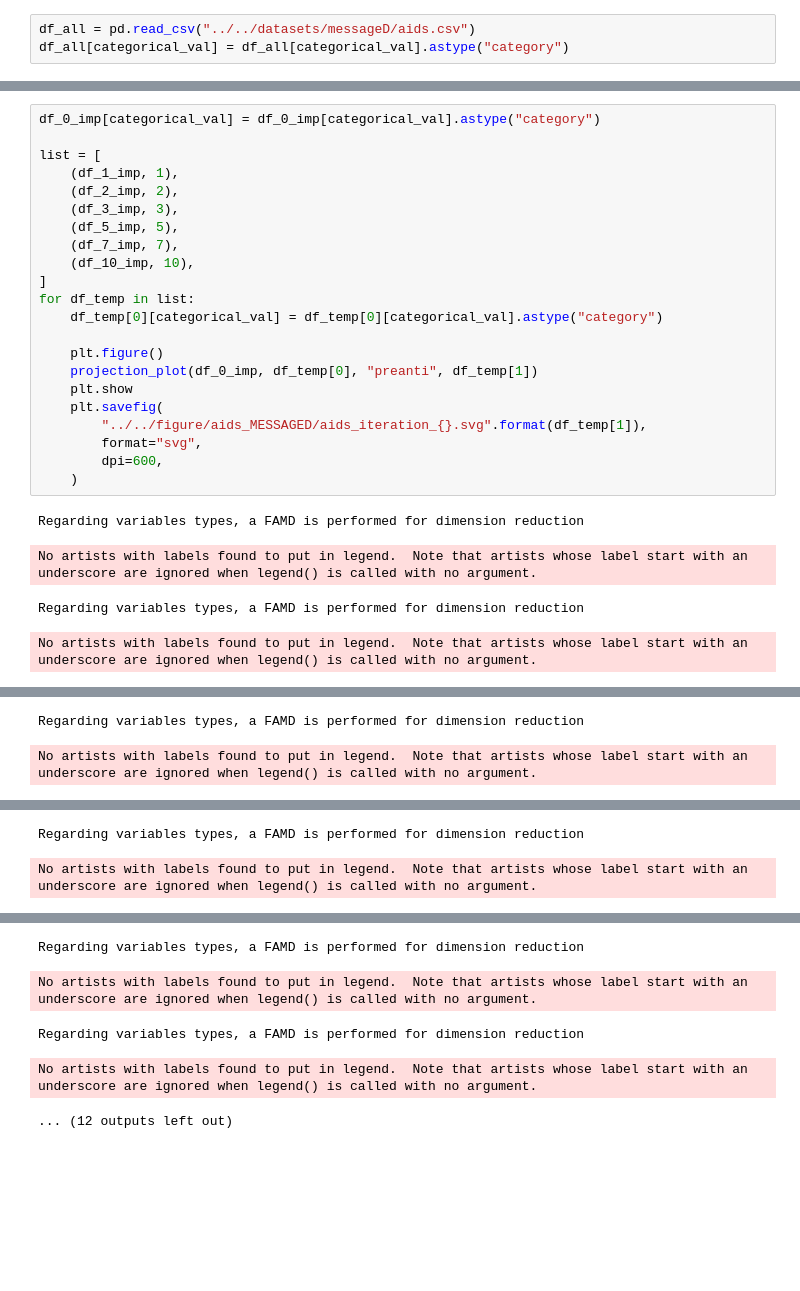
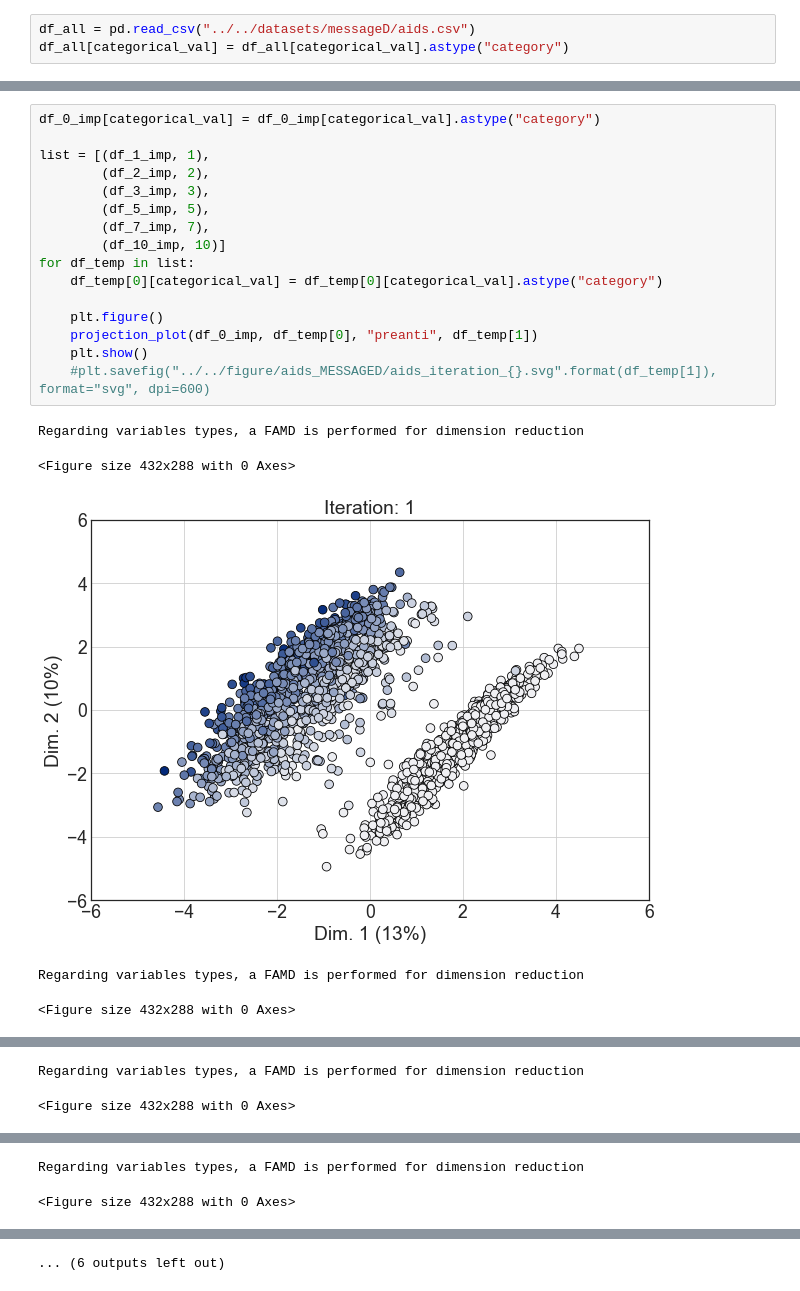
Before and after one commit to octopize/avatar-paper, a Jupyter notebook: notebooks/final_figure/messageD_AIDS.ipynb, the cells around one changed output, grey strips where cells are left out. Cells and saved outputs as stored; diff of their text form; blank space fills up the shorter version.

```diff
--- a/notebooks/final_figure/messageD_AIDS.ipynb
+++ b/notebooks/final_figure/messageD_AIDS.ipynb
@@ -204,27 +149,22 @@ Regarding variables types, a PCA is performed for dimension reduction
 # %%
 df_0_imp[categorical_val] = df_0_imp[categorical_val].astype("category")
 
-list = [
-    (df_1_imp, 1),
-    (df_2_imp, 2),
-    (df_3_imp, 3),
-    (df_5_imp, 5),
-    (df_7_imp, 7),
-    (df_10_imp, 10),
-]
+list = [(df_1_imp, 1),
+        (df_2_imp, 2),
+        (df_3_imp, 3),
+        (df_5_imp, 5),
+        (df_7_imp, 7),
+        (df_10_imp, 10)]
 for df_temp in list:
     df_temp[0][categorical_val] = df_temp[0][categorical_val].astype("category")
 
     plt.figure()
     projection_plot(df_0_imp, df_temp[0], "preanti", df_temp[1])
-    plt.show
-    plt.savefig(
-        "../../figure/aids_MESSAGED/aids_iteration_{}.svg".format(df_temp[1]),
-        format="svg",
-        dpi=600,
-    )
+    plt.show()
+    #plt.savefig("../../figure/aids_MESSAGED/aids_iteration_{}.svg".format(df_temp[1]), format="svg", dpi=600)
 # %% [output]
 Regarding variables types, a FAMD is performed for dimension reduction
-No artists with labels found to put in legend.  Note that artists whose label start with an underscore are ignored when legend() is called with no argument.
+<Figure size 432x288 with 0 Axes>
+[figure, added]
 Regarding variables types, a FAMD is performed for dimension reduction
-No artists with labels found to put in legend.  Note that artists whose label start with an underscore are ignored when legend() is called with no argument.
+<Figure size 432x288 with 0 Axes>
@@ -231,2 +172,2 @@ No artists with labels found to put in legend.  Note that artists whose label st
 Regarding variables types, a FAMD is performed for dimension reduction
-No artists with labels found to put in legend.  Note that artists whose label start with an underscore are ignored when legend() is called with no argument.
+<Figure size 432x288 with 0 Axes>
@@ -233,2 +175,2 @@ No artists with labels found to put in legend.  Note that artists whose label st
 Regarding variables types, a FAMD is performed for dimension reduction
-No artists with labels found to put in legend.  Note that artists whose label start with an underscore are ignored when legend() is called with no argument.
+<Figure size 432x288 with 0 Axes>
@@ -235,5 +178 @@ No artists with labels found to put in legend.  Note that artists whose label st
-Regarding variables types, a FAMD is performed for dimension reduction
+... (6 outputs left out)
-No artists with labels found to put in legend.  Note that artists whose label start with an underscore are ignored when legend() is called with no argument.
-Regarding variables types, a FAMD is performed for dimension reduction
-No artists with labels found to put in legend.  Note that artists whose label start with an underscore are ignored when legend() is called with no argument.
-... (12 outputs left out)
```
Also changed, not shown: parts of 11 cells of this notebook, 7 other files.
